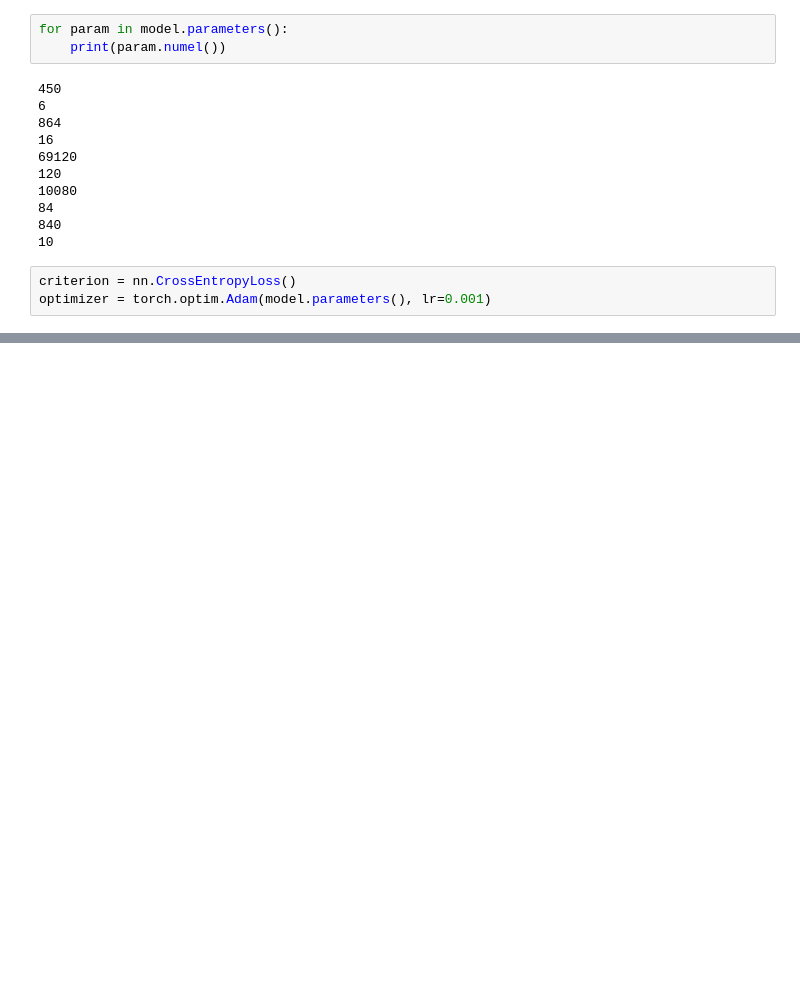
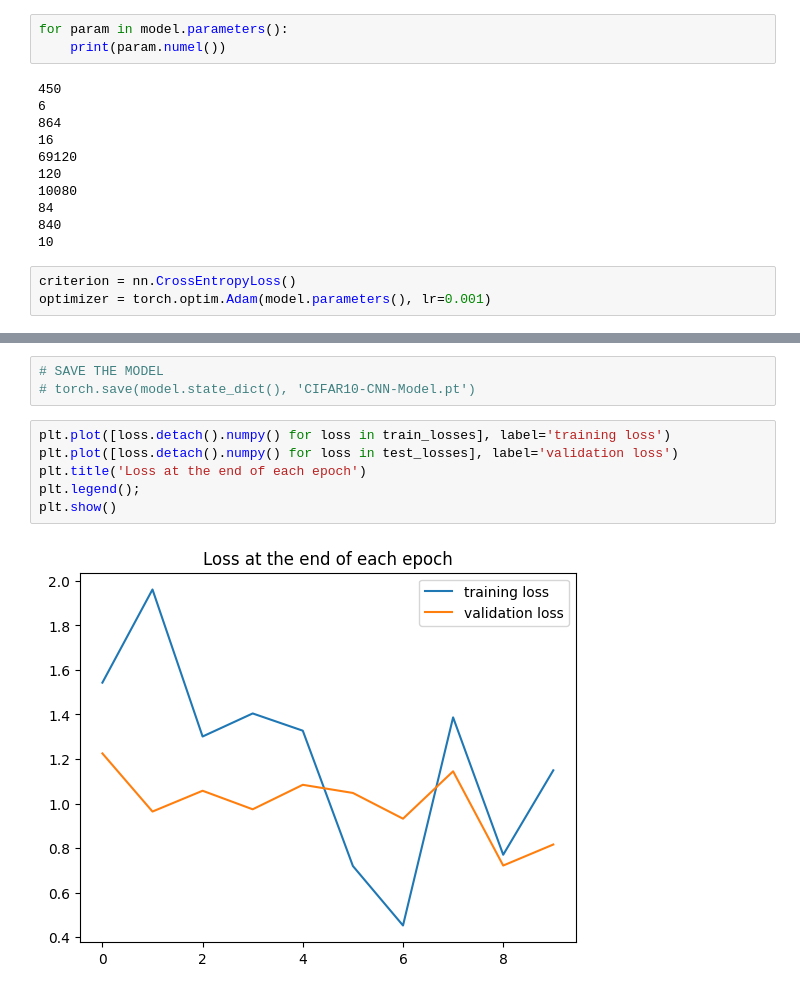
Before and after one commit to jonhealy1/ai-engineering, a Jupyter notebook: pytorch-for-deep-learning/67-cnn_cifar10.ipynb, the cells around one changed output, grey strips where cells are left out. Cells and saved outputs as stored; diff of their text form; blank space fills up the shorter version.

Commit message:
plot results

```diff
--- a/pytorch-for-deep-learning/67-cnn_cifar10.ipynb
+++ b/pytorch-for-deep-learning/67-cnn_cifar10.ipynb
@@ -113,0 +190,11 @@ optimizer = torch.optim.Adam(model.parameters(), lr=0.001)
+# %%
+# SAVE THE MODEL
+# torch.save(model.state_dict(), 'CIFAR10-CNN-Model.pt')
+# %%
+plt.plot([loss.detach().numpy() for loss in train_losses], label='training loss')
+plt.plot([loss.detach().numpy() for loss in test_losses], label='validation loss')
+plt.title('Loss at the end of each epoch')
+plt.legend();
+plt.show()
+# %% [output]
+[figure, added]
```
Also changed, not shown: parts of 2 cells of this notebook.
